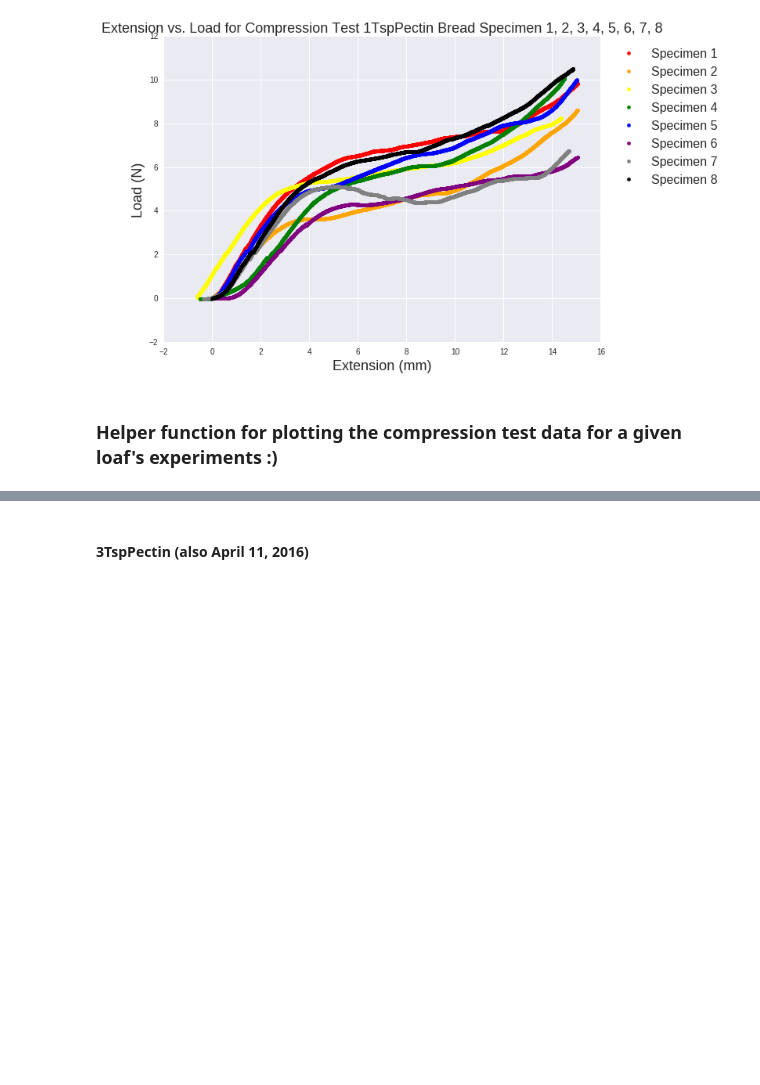
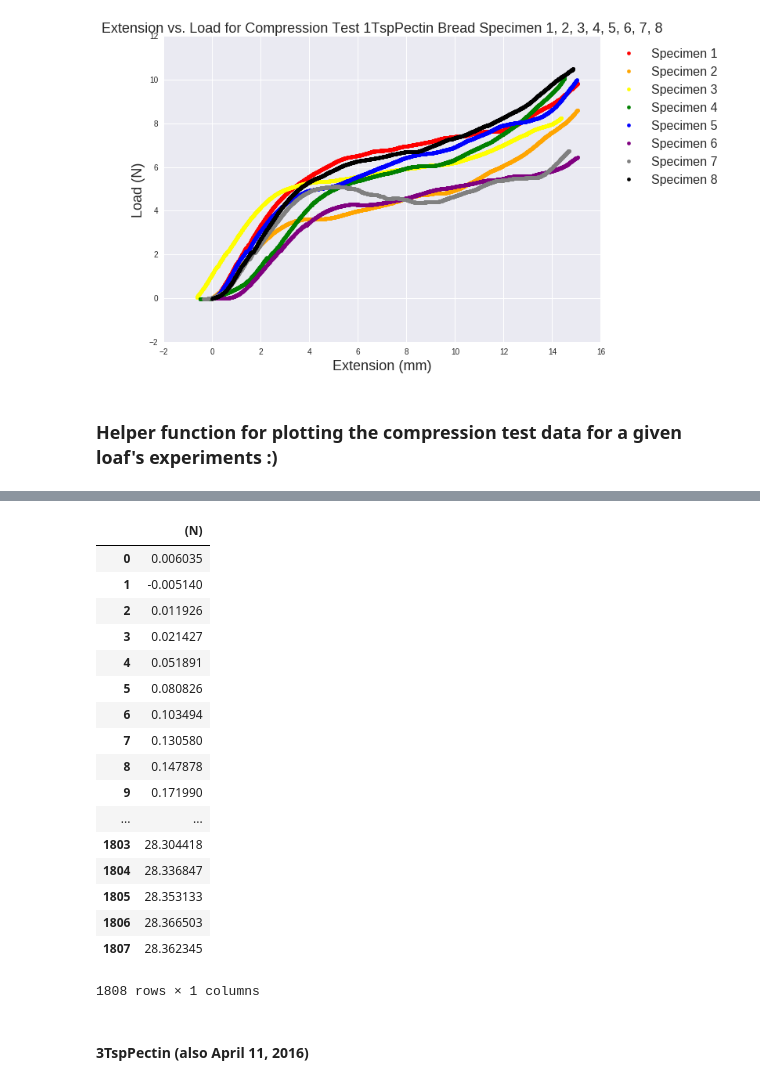
Before and after one commit to greenteawarrior/MatSci, a Jupyter notebook: GFBaking/instron_csv.ipynb, the cells around one changed output, grey strips where cells are left out. Cells and saved outputs as stored; diff of their text form; code cells hidden in the pictures; blank space fills up the shorter version.

```diff
--- a/GFBaking/instron_csv.ipynb
+++ b/GFBaking/instron_csv.ipynb
@@ -232,3 +272,26 @@ plot_cc([p1tsp_compress1,
+# %%
+# p1tsp_compress1['Load'].divide(-0.0003463).divide(100)
+
+p1tsp_compress1['Load'].divide(-0.0003463).divide(1000)
+# %% [output]
+|  | (N) |
+| 0 | 0.006035 |
+| 1 | -0.005140 |
+| 2 | 0.011926 |
+| 3 | 0.021427 |
+| 4 | 0.051891 |
+| 5 | 0.080826 |
+| 6 | 0.103494 |
+| 7 | 0.130580 |
+| 8 | 0.147878 |
+| 9 | 0.171990 |
+| ... | ... |
+| 1803 | 28.304418 |
+| 1804 | 28.336847 |
+| 1805 | 28.353133 |
+| 1806 | 28.366503 |
+| 1807 | 28.362345 |
+1808 rows × 1 columns
 # %% [markdown]
 #### 3TspPectin (also April 11, 2016)
 # %%
```
Also changed, not shown: parts of 6 cells of this notebook, 22 other files.
